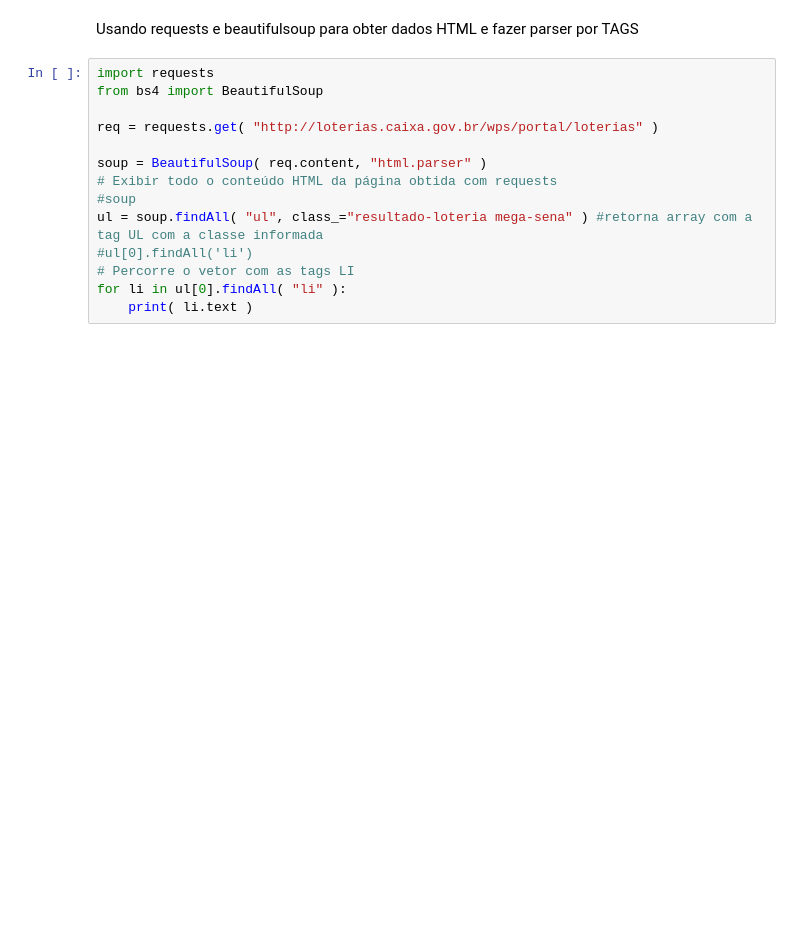
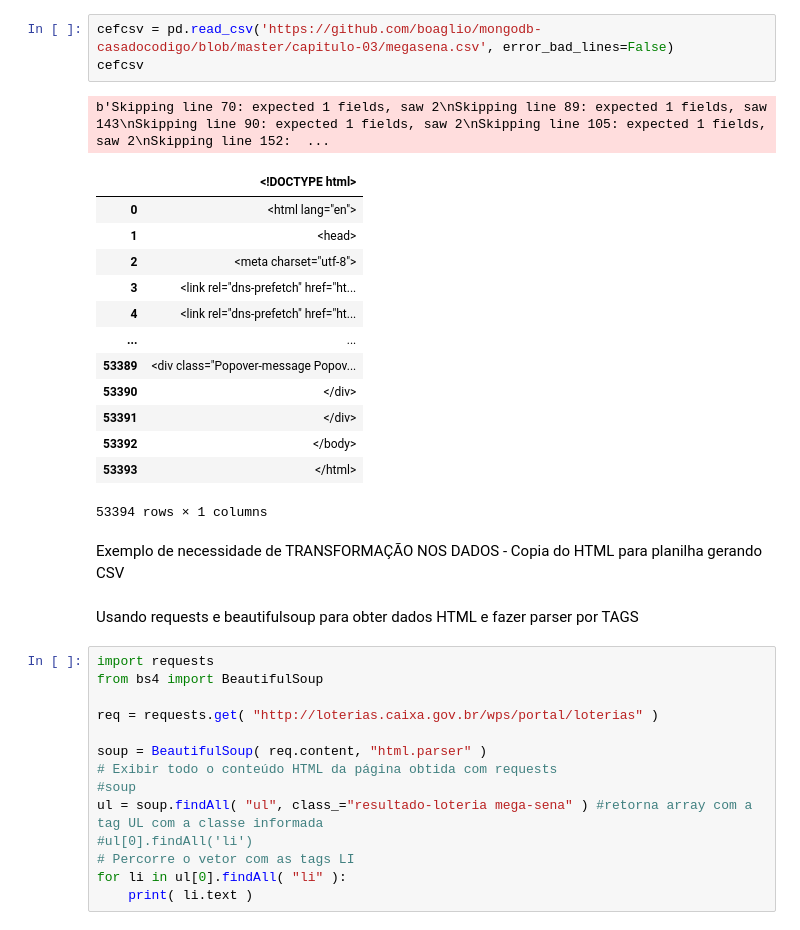
Before and after one commit to josenalde/datascience, a Jupyter notebook: nb8.ipynb, the cells around one changed output. Drawn from its saved outputs; the diff is of its cells as text; blank space fills up the shorter version.

```diff
--- a/nb8.ipynb
+++ b/nb8.ipynb
@@ -1,3 +42,23 @@
+# %%
+cefcsv = pd.read_csv('https://github.com/boaglio/mongodb-casadocodigo/blob/master/capitulo-03/megasena.csv', error_bad_lines=False)
+cefcsv
+# %% [output]
+b'Skipping line 70: expected 1 fields, saw 2\nSkipping line 89: expected 1 fields, saw 143\nSkipping line 90: expected 1 fields, saw 2\nSkipping line 105: expected 1 fields, saw 2\nSkipping line 152:  ...
+|  | <!DOCTYPE html> |
+| 0 | <html lang="en"> |
+| 1 | <head> |
+| 2 | <meta charset="utf-8"> |
+| 3 | <link rel="dns-prefetch" href="ht... |
+| 4 | <link rel="dns-prefetch" href="ht... |
+| ... | ... |
+| 53389 | <div class="Popover-message Popov... |
+| 53390 | </div> |
+| 53391 | </div> |
+| 53392 | </body> |
+| 53393 | </html> |
+53394 rows × 1 columns
+# %% [markdown]
+Exemplo de necessidade de TRANSFORMAÇÃO NOS DADOS - Copia do HTML para planilha gerando CSV
 # %% [markdown]
 Usando requests e beautifulsoup para obter dados HTML e fazer parser por TAGS
 # %%
```
Also changed, not shown: parts of 4 cells of this notebook, 1 other file.
